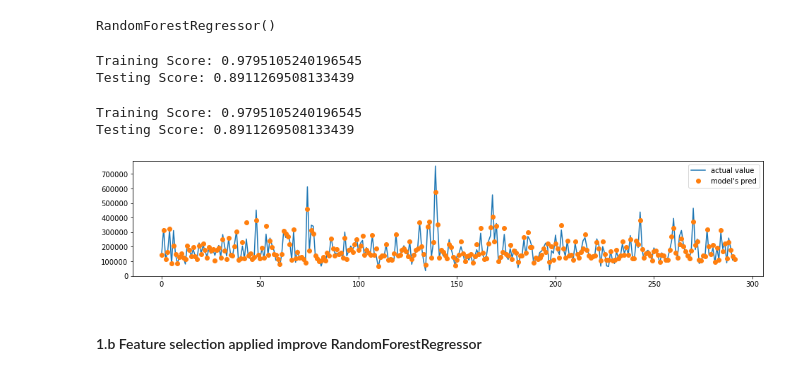
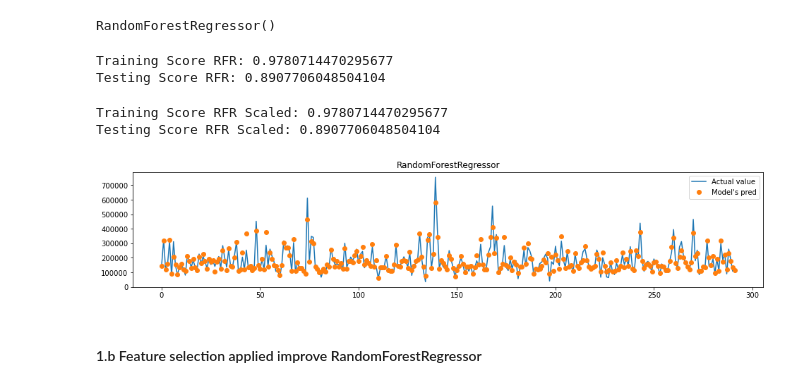
Before and after one commit to NKS8/California-Housing-Price-Predictor, a Jupyter notebook: static/data/housing.ipynb, the cells around one changed output. Cells and saved outputs as stored; diff of their text form; code cells hidden in the pictures.

```diff
--- a/static/data/housing.ipynb
+++ b/static/data/housing.ipynb
@@ -152,30 +151,31 @@ predictions = list(reg.predict(X_test))
 training_score = reg.score(X_train, y_train)
 testing_score = reg.score(X_test, y_test)
 # %%
-print(f"Training Score: {training_score}")
-print(f"Testing Score: {testing_score}")
+print(f"Training Score RFR: {training_score}")
+print(f"Testing Score RFR: {testing_score}")
 # %% [output]
-Training Score: 0.9795105240196545
-Testing Score: 0.8911269508133439
+Training Score RFR: 0.9780714470295677
+Testing Score RFR: 0.8907706048504104
 # %%
 scaler = StandardScaler().fit(X_train)
 X_train_scaled = scaler.transform(X_train)
 X_test_scaled = scaler.transform(X_test)
-print(f"Training Score: {training_score}")
-print(f"Testing Score: {testing_score}")
+print(f"Training Score RFR Scaled: {training_score}")
+print(f"Testing Score RFR Scaled: {testing_score}")
 # %% [output]
-Training Score: 0.9795105240196545
-Testing Score: 0.8911269508133439
+Training Score RFR Scaled: 0.9780714470295677
+Testing Score RFR Scaled: 0.8907706048504104
 # %%
 import matplotlib.pyplot as plt
 fig,ax=plt.subplots(figsize = (16,3))
 ax.plot(list(y_test))
 ax.plot(predictions, 'o')
-plt.legend(["actual value", "model's pred"], loc='upper right')
+plt.legend(["Actual value", "Model's pred"], loc='upper right')
+plt.title("RandomForestRegressor")
 plt.savefig("../images/RandForestPred.png")
 plt.show()
 # %% [output]
-[figure, old version]
+[figure, new version]
 # %% [markdown]
 #### 1.b Feature selection applied improve RandomForestRegressor
 # %%
```
Also changed, not shown: parts of 9 cells of this notebook, 6 other files.
